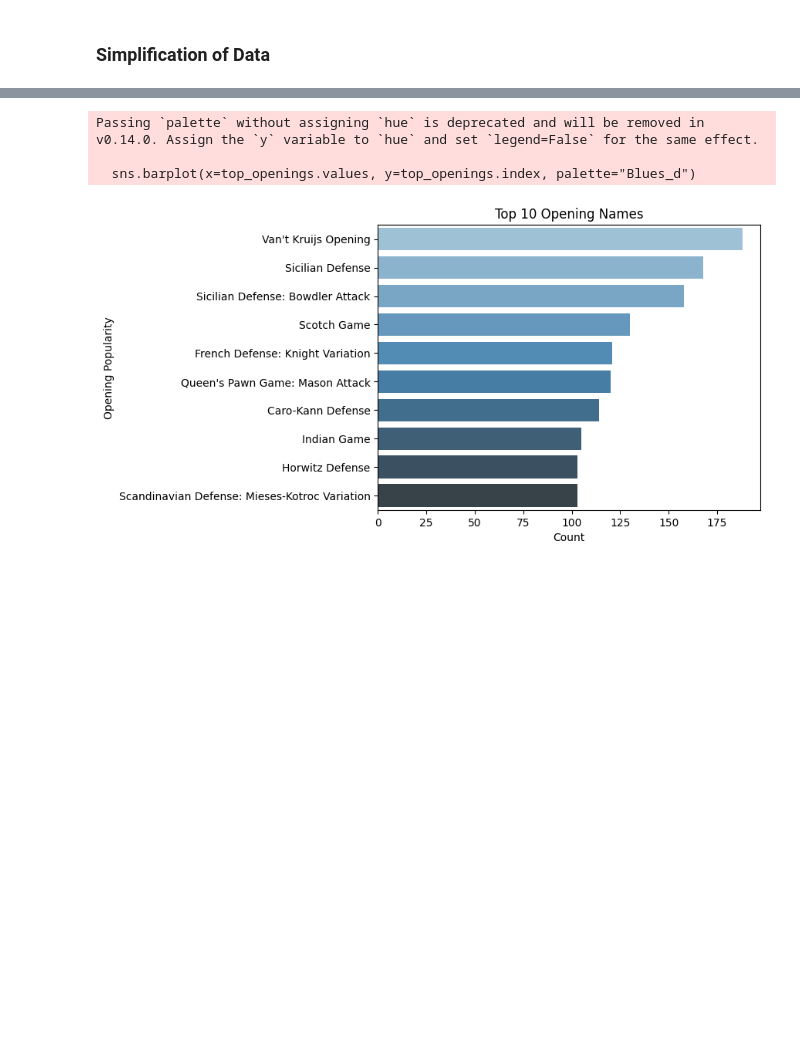
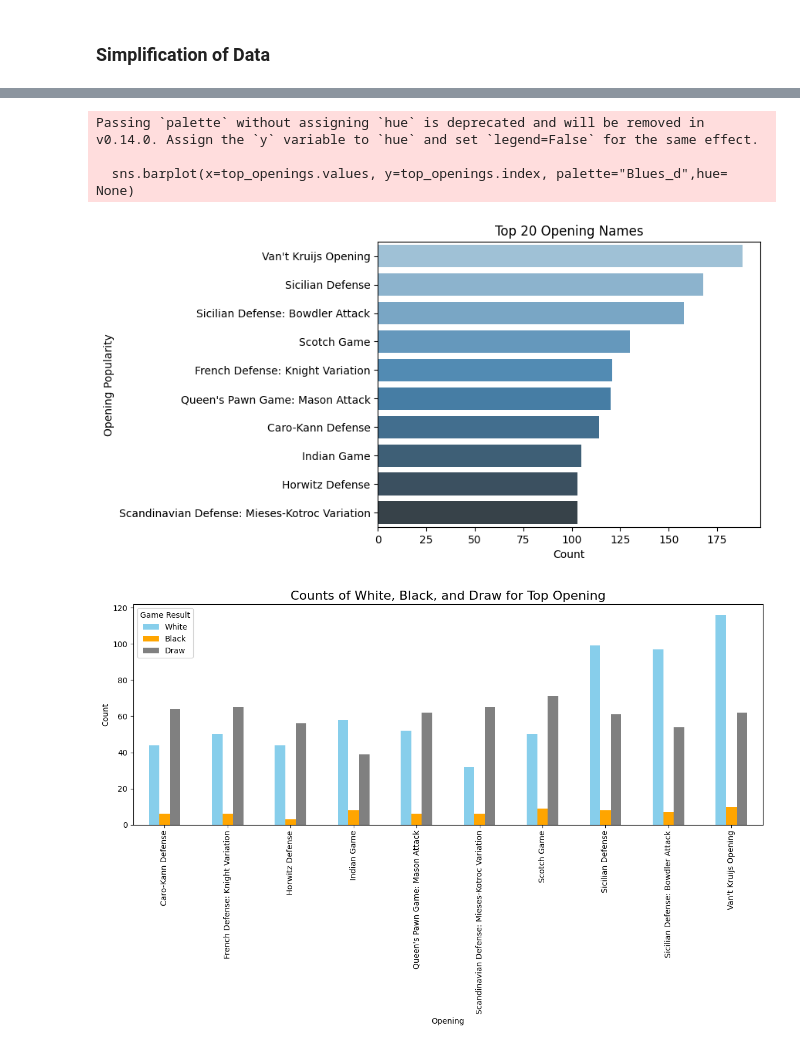
Before and after one commit to Dibij/Chess, a Jupyter notebook: Processing.ipynb, the cells around one changed output, grey strips where cells are left out. Cells and saved outputs as stored; diff of their text form; code cells hidden in the pictures; blank space fills up the shorter version.

```diff
--- a/Processing.ipynb
+++ b/Processing.ipynb
@@ -51,22 +69,22 @@ data_df['Start_Time'] = data_df['Start_Time'] / 60000
 data_df['End_Time'] = data_df['End_Time'] / 60000
 
 # Calculate 'Game_Duration' in minutes (no need to use .dt.total_seconds())
-data_df['Game_Duration'] = data_df['End_Time'] - data_df['Start_Time']
+data_df['Game_Duration_(M)'] = data_df['End_Time'] - data_df['Start_Time']
 
 # Handle cases with zero duration (if Start_Time == End_Time)
-data_df.loc[data_df['Start_Time'] == data_df['End_Time'], 'Game_Duration'] = 1
+data_df.loc[data_df['Start_Time'] == data_df['End_Time'], 'Game_Duration_(M)'] = 1
 
 # Remove rows where Game_Duration is 1 minute (assuming zero duration is invalid)
-data_df = data_df[data_df['Game_Duration'] > 1]
+data_df = data_df[data_df['Game_Duration_(M)'] > 1]
 
 # Remove rows where Game_Duration is divisible by 10
-data_df = data_df[data_df['Game_Duration'] % 10 != 0]
+data_df = data_df[data_df['Game_Duration_(M)'] % 10 != 0]
 
 # Remove duplicate rows based on 'Game_Duration' (keep=False removes all duplicates)
-data_df = data_df[~data_df['Game_Duration'].duplicated(keep=False)]
+data_df = data_df[~data_df['Game_Duration_(M)'].duplicated(keep=False)]
 
 # Round 'Game_Duration' to 2 decimal places
-data_df['Game_Duration'] = data_df['Game_Duration'].round(2)
+data_df['Game_Duration_(M)'] = data_df['Game_Duration_(M)'].round(2)
 # %%
 # 2. Calculate Elo Difference
 data_df['Elo_Difference'] = data_df['White_Rating'] - data_df['Black_Rating']
@@ -87,15 +105,11 @@ data_df['Duration_Category'] = data_df['Duration_Category'].apply(categorize_dur
 data_df['Opening'] = data_df['Opening_Name']
 # %%
 # 5. Time per Move
-data_df['Time_Per_Move'] = (data_df['End_Time'] - data_df['Start_Time']) / data_df['Number_of_Turns']
-data_df['Time_Per_Move'] = data_df['Time_Per_Move'].round(2)
+data_df['Time_Per_Move_(S)'] = (data_df['Game_Duration_(M)']*60) / data_df['Number_of_Turns']
+data_df['Time_Per_Move_(S)'] = data_df['Time_Per_Move_(S)'].round(2)
 # %%
 # 6. Elo Rating Tier
 bins = [0, 1200, 1600, 2000, float('inf')]
 labels = ['Beginner', 'Intermediate', 'Advanced', 'Master']
 data_df['White_Rating_Tier'] = pd.cut(data_df['White_Rating'], bins=bins, labels=labels)
 data_df['Black_Rating_Tier'] = pd.cut(data_df['Black_Rating'], bins=bins, labels=labels)
-# %%
-# Average Time
-data_df["Average Time"] = data_df["Time_Per_Move"] / data_df['Game_Duration']
-data_df['Average Time'] = data_df["Average Time"].round(2)
@@ -125,13 +138,13 @@ Index(['Game_ID', 'Rated_(T/F)', 'Number_of_Turns', 'Game_Status', 'Winner',
 top_openings = data_df['Opening'].value_counts().head(10)
 
 # Create the bar plot for top openings
-sns.barplot(x=top_openings.values, y=top_openings.index, palette="Blues_d")
-plt.title("Top 10 Opening Names")
+sns.barplot(x=top_openings.values, y=top_openings.index, palette="Blues_d",hue= None)
+plt.title("Top 20 Opening Names")
 plt.xlabel("Count")
 plt.ylabel("Opening Popularity")
 plt.show()
 # %% [output]
 Passing `palette` without assigning `hue` is deprecated and will be removed in v0.14.0. Assign the `y` variable to `hue` and set `legend=False` for the same effect.
 
-  sns.barplot(x=top_openings.values, y=top_openings.index, palette="Blues_d")
+  sns.barplot(x=top_openings.values, y=top_openings.index, palette="Blues_d",hue= None)
 [figure]
@@ -137,0 +154,30 @@ Passing `palette` without assigning `hue` is deprecated and will be removed in v
+# %%
+# Get the top 20 most common openings
+top_openings = data_df['Opening'].value_counts().head(10).index
+
+# Filter data for the top 20 openings
+filtered_data = data_df[data_df['Opening'].isin(top_openings)]
+
+# Group by 'Opening' and 'Winner' to count occurrences of 'white', 'black', and 'draw'
+counts = filtered_data.groupby(['Opening', 'Winner']).size().unstack(fill_value=0)
+
+# Plot the data
+counts.plot(
+    kind='bar',
+    figsize=(12, 8),
+    stacked=False,  # Separate bars for each result type
+    color=['skyblue', 'orange', 'gray']  # Colors for white, black, and draw
+)
+
+# Add labels and title
+plt.title('Counts of White, Black, and Draw for Top Opening', fontsize=16)
+plt.xlabel('Opening')
+plt.ylabel('Count')
+plt.xticks(rotation=90)
+plt.legend(title="Game Result", labels=['White', 'Black', 'Draw'])
+plt.tight_layout()  # Adjust layout to fit everything
+
+# Show the plot
+plt.show()
+# %% [output]
+[figure, added]
```
Also changed, not shown: parts of 14 cells of this notebook.
